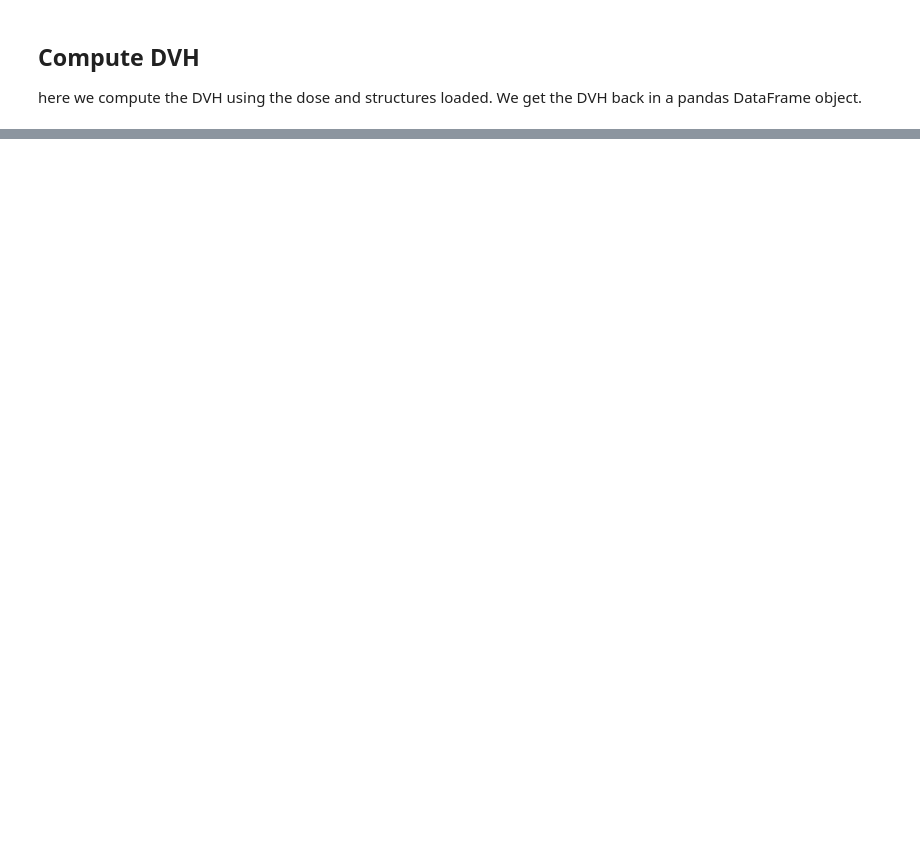
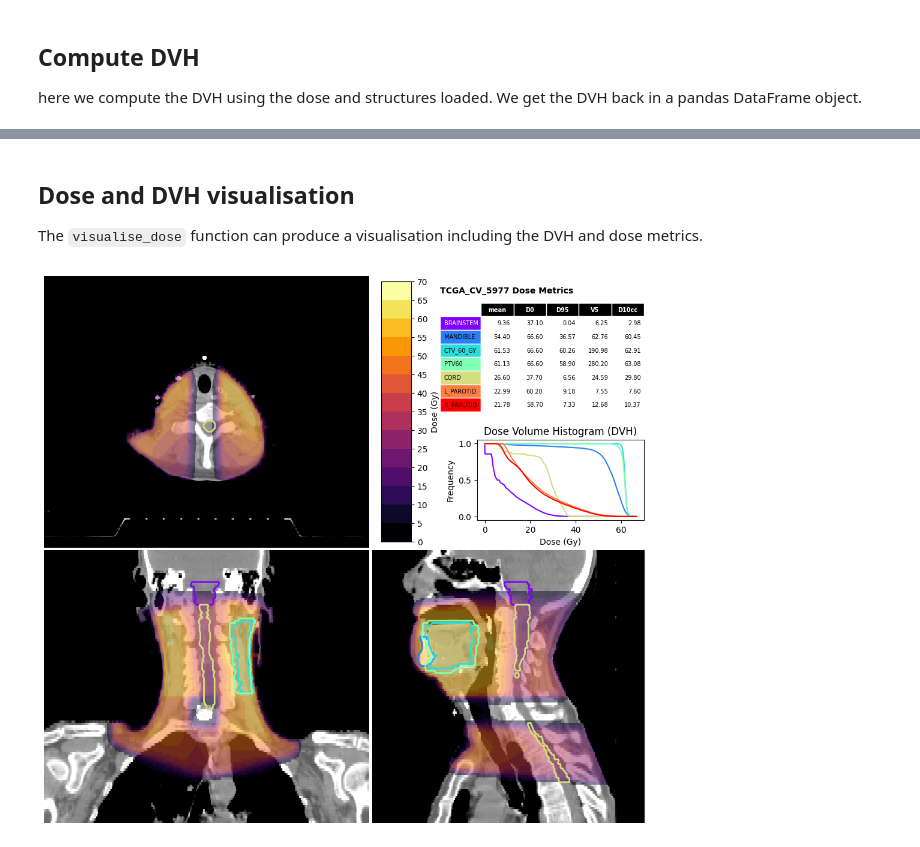
Before and after one commit to pyplati/platipy, a Jupyter notebook: _examples/dvh_analysis.ipynb, the cells around one changed output, grey strips where cells are left out. Drawn from its saved outputs; the diff is of its cells as text; code cells hidden in the pictures; blank space fills up the shorter version.

```diff
--- a/_examples/dvh_analysis.ipynb
+++ b/_examples/dvh_analysis.ipynb
@@ -113,0 +131,20 @@ df_metrics_v
+# %% [markdown]
+## Dose and DVH visualisation
+
+The `visualise_dose` function can produce a visualisation including the DVH and dose metrics.
+# %%
+fig, df_metrics = visualise_dose(
+    ct_image,
+    dose,
+    structures,
+    dvh=dvh,
+    d_points=[0, 95],
+    v_points=[5],
+    d_cc_points=[10],
+    structure_for_limits=dose>5,
+    expansion_for_limits=40,
+    contour_cmap=plt.cm.get_cmap("rainbow"),
+    dose_cmap=plt.cm.get_cmap("inferno"),
+    title="TCGA_CV_5977 Dose Metrics")
+# %% [output]
+[figure, added]
```
Also changed, not shown: parts of 8 cells of this notebook, 38 other files.
